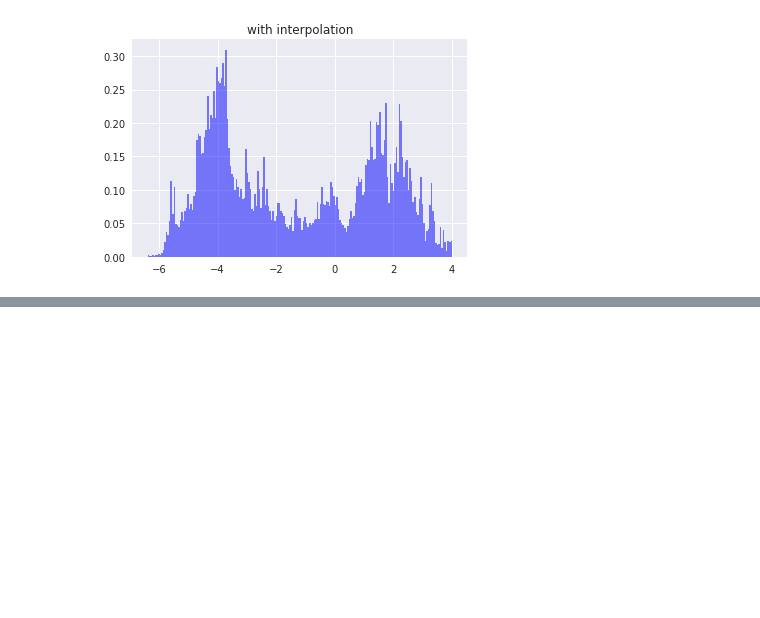
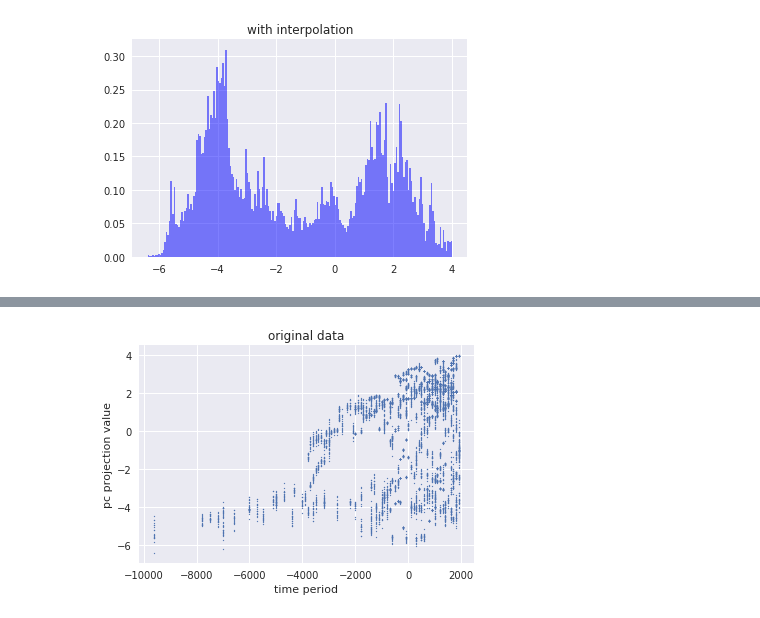
Before and after one commit to jaewshin/turchin, a Jupyter notebook: jupyter/histogram.ipynb, the cells around one changed output, grey strips where cells are left out. Saved outputs shown, nothing was run; the diff lists cells and outputs as text; code cells hidden in the pictures; blank space fills up the shorter version.

```diff
--- a/jupyter/histogram.ipynb
+++ b/jupyter/histogram.ipynb
@@ -288,0 +304,11 @@ plt.close()
+# %%
+# scatter plot for original data points projected on the PC
+orig_period = [pnas_data1.loc[i]['Time'] for i in range(len(data[:,0]))]
+plt.scatter(orig_period, data[:,0], s=1)
+plt.title('original data')
+plt.xlabel('time period')
+plt.ylabel('pc projection value')
+plt.show()
+plt.close()
+# %% [output]
+[figure, added]
```
Also changed, not shown: parts of 2 cells of this notebook, 3 other files.
